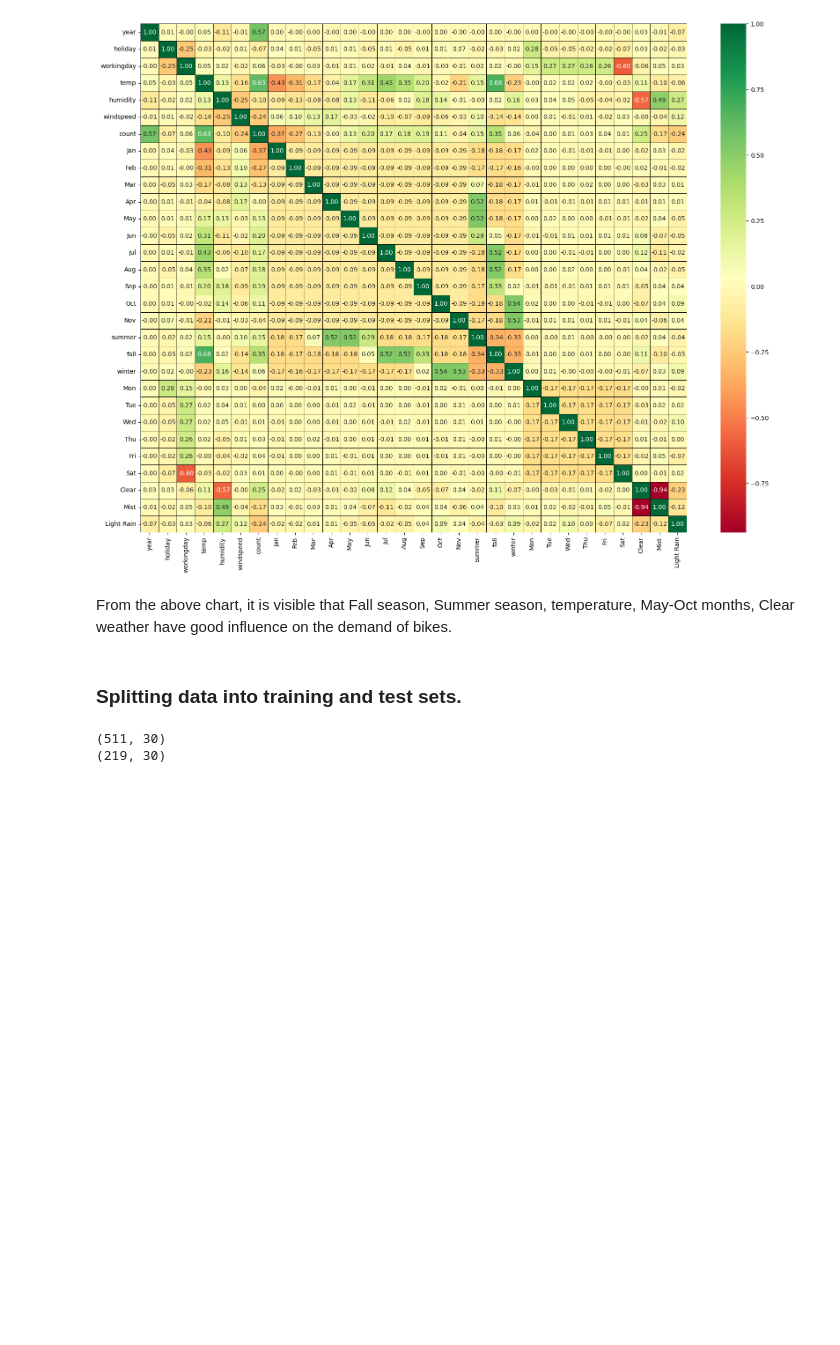
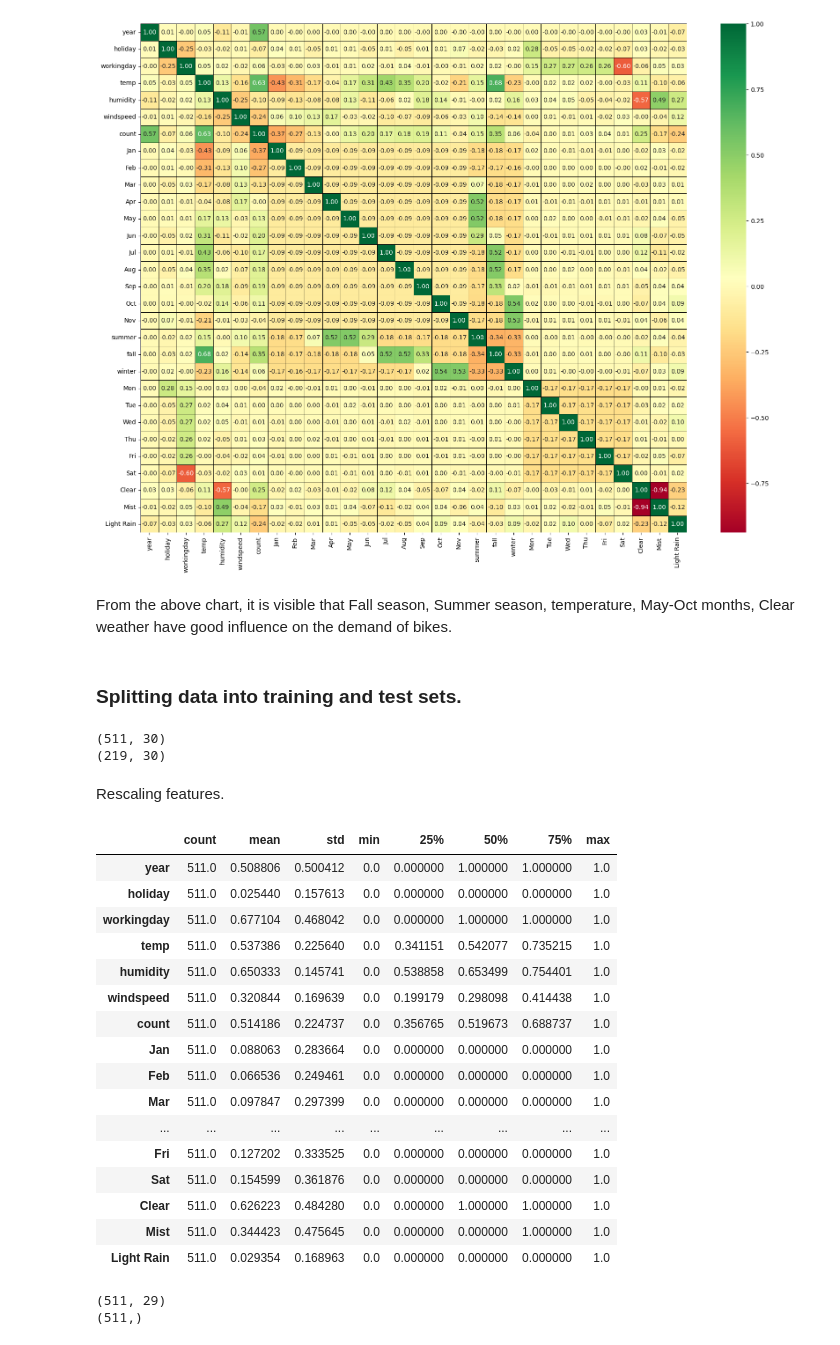
Before and after one commit to ranpariyachetan/boombikes-linearregression, a Jupyter notebook: regression-assignment.ipynb, the cells around one changed output. Cells and saved outputs as stored; diff of their text form; code cells hidden in the pictures; blank space fills up the shorter version.

```diff
--- a/regression-assignment.ipynb
+++ b/regression-assignment.ipynb
@@ -336,3 +336,41 @@ print(df_test.shape)
 # %% [output]
 (511, 30)
 (219, 30)
+# %% [markdown]
+Rescaling features.
+# %%
+scaler = MinMaxScaler()
+
+scaler_vars = ['temp', 'humidity', 'windspeed', 'count']
+
+df_train[scaler_vars] = scaler.fit_transform(df_train[scaler_vars])
+
+df_train.describe().T
+# %% [output]
+|  | count | mean | std | min | 25% | 50% | 75% | max |
+| year | 511.0 | 0.508806 | 0.500412 | 0.0 | 0.000000 | 1.000000 | 1.000000 | 1.0 |
+| holiday | 511.0 | 0.025440 | 0.157613 | 0.0 | 0.000000 | 0.000000 | 0.000000 | 1.0 |
+| workingday | 511.0 | 0.677104 | 0.468042 | 0.0 | 0.000000 | 1.000000 | 1.000000 | 1.0 |
+| temp | 511.0 | 0.537386 | 0.225640 | 0.0 | 0.341151 | 0.542077 | 0.735215 | 1.0 |
+| humidity | 511.0 | 0.650333 | 0.145741 | 0.0 | 0.538858 | 0.653499 | 0.754401 | 1.0 |
+| windspeed | 511.0 | 0.320844 | 0.169639 | 0.0 | 0.199179 | 0.298098 | 0.414438 | 1.0 |
+| count | 511.0 | 0.514186 | 0.224737 | 0.0 | 0.356765 | 0.519673 | 0.688737 | 1.0 |
+| Jan | 511.0 | 0.088063 | 0.283664 | 0.0 | 0.000000 | 0.000000 | 0.000000 | 1.0 |
+| Feb | 511.0 | 0.066536 | 0.249461 | 0.0 | 0.000000 | 0.000000 | 0.000000 | 1.0 |
+| Mar | 511.0 | 0.097847 | 0.297399 | 0.0 | 0.000000 | 0.000000 | 0.000000 | 1.0 |
+| ... | ... | ... | ... | ... | ... | ... | ... | ... |
+| Fri | 511.0 | 0.127202 | 0.333525 | 0.0 | 0.000000 | 0.000000 | 0.000000 | 1.0 |
+| Sat | 511.0 | 0.154599 | 0.361876 | 0.0 | 0.000000 | 0.000000 | 0.000000 | 1.0 |
+| Clear | 511.0 | 0.626223 | 0.484280 | 0.0 | 0.000000 | 1.000000 | 1.000000 | 1.0 |
+| Mist | 511.0 | 0.344423 | 0.475645 | 0.0 | 0.000000 | 0.000000 | 1.000000 | 1.0 |
+| Light Rain | 511.0 | 0.029354 | 0.168963 | 0.0 | 0.000000 | 0.000000 | 0.000000 | 1.0 |
+# %%
+# Prepare the training data for modelling
+
+X_train = df_train.drop('count', axis=1)
+y_train = df_train['count']
+print(X_train.shape)
+print(y_train.shape)
+# %% [output]
+(511, 29)
+(511,)
```
